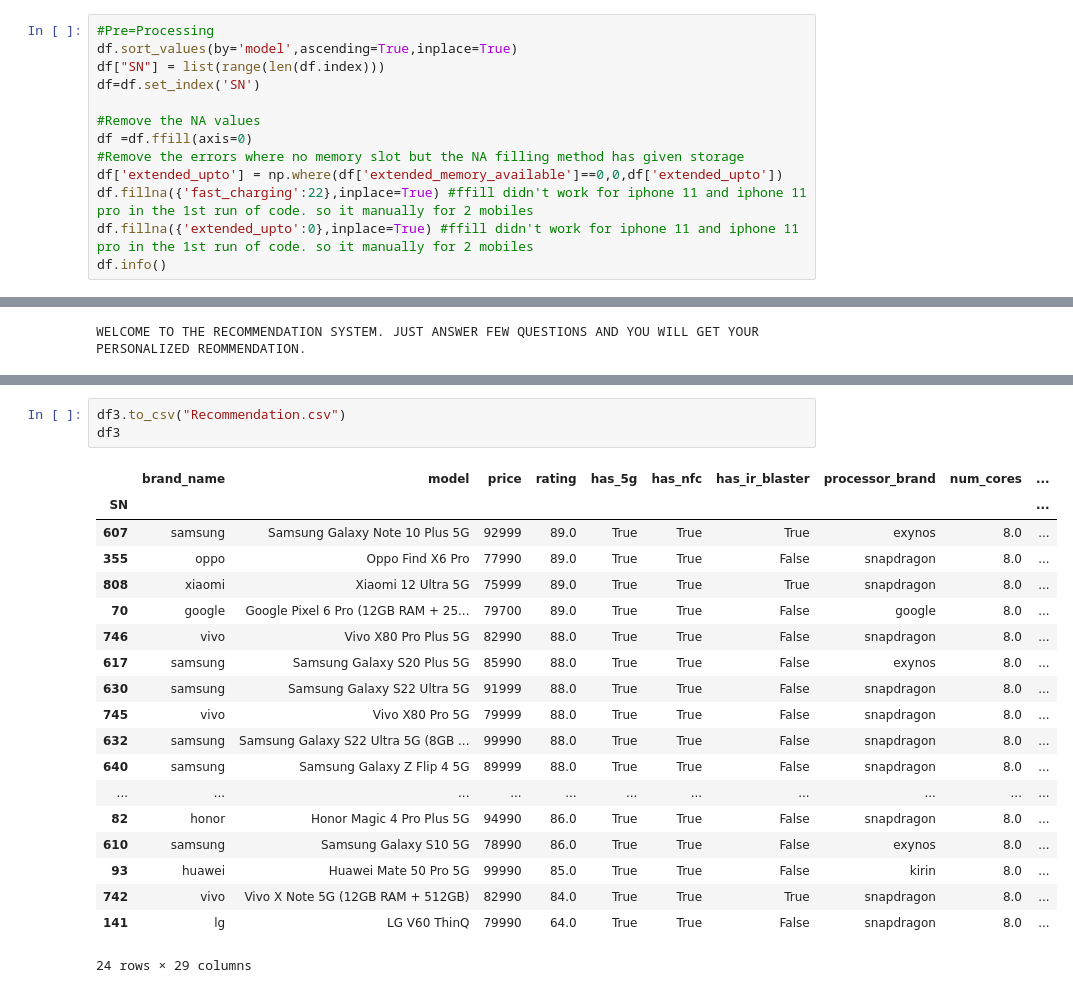
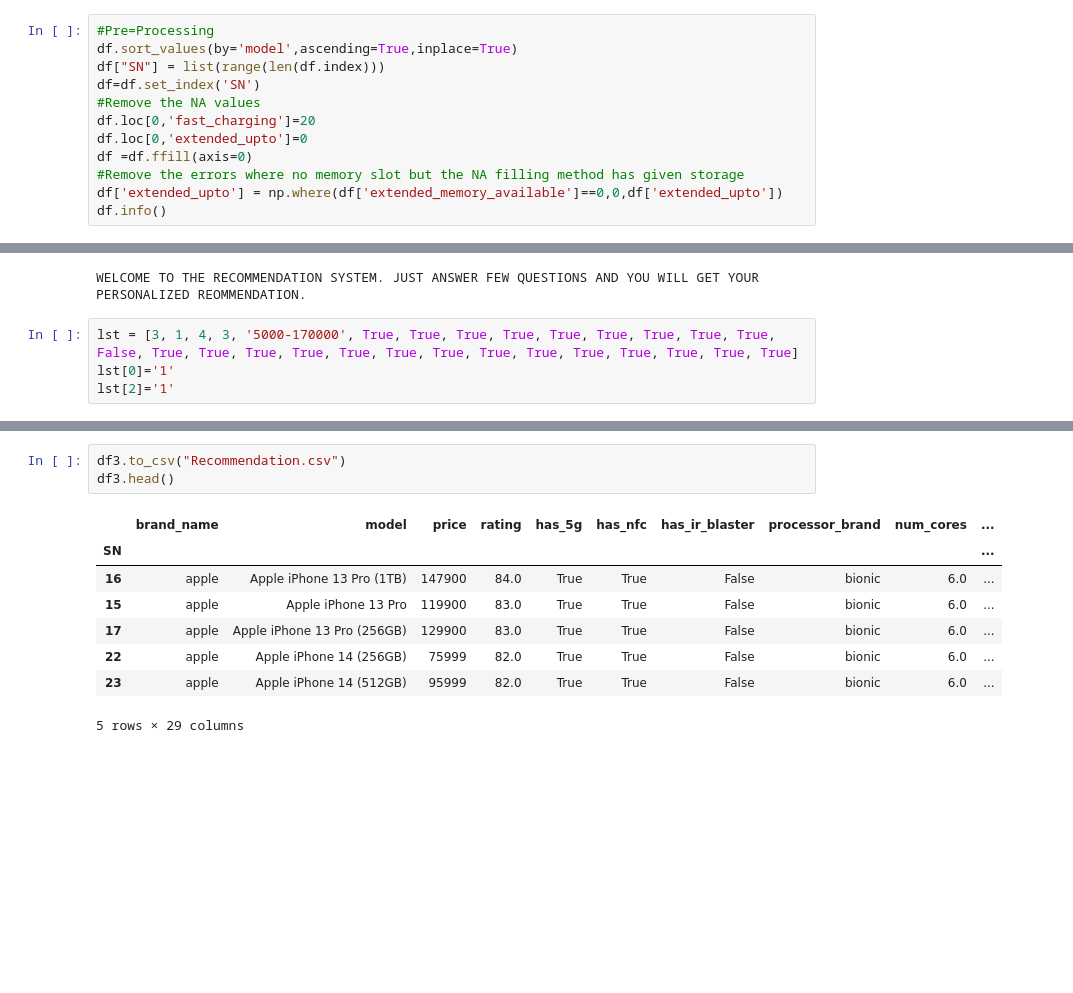
Before and after one commit to GlitchyStar717/AneXPrototype, a Jupyter notebook: recomendation.ipynb, the cells around one changed output, grey strips where cells are left out. Saved outputs shown, nothing was run; the diff lists cells and outputs as text; blank space fills up the shorter version.

```diff
--- a/recomendation.ipynb
+++ b/recomendation.ipynb
@@ -19,13 +19,12 @@ df.head()
 df.sort_values(by='model',ascending=True,inplace=True)
 df["SN"] = list(range(len(df.index)))
 df=df.set_index('SN')
-
 #Remove the NA values
+df.loc[0,'fast_charging']=20
+df.loc[0,'extended_upto']=0
 df =df.ffill(axis=0)
 #Remove the errors where no memory slot but the NA filling method has given storage
 df['extended_upto'] = np.where(df['extended_memory_available']==0,0,df['extended_upto'])
-df.fillna({'fast_charging':22},inplace=True) #ffill didn't work for iphone 11 and iphone 11 pro in the 1st run of code. so it manually for 2 mobiles
-df.fillna({'extended_upto':0},inplace=True) #ffill didn't work for iphone 11 and iphone 11 pro in the 1st run of code. so it manually for 2 mobiles
 df.info()
 # %% [output]
 <class 'pandas.core.frame.DataFrame'>
@@ -435,6 +434,10 @@ mapping_dict = {'y':True,'n':False}
 lst = list(map(lambda x: mapping_dict[x] if x in mapping_dict else x,lst))
 # %% [output]
 WELCOME TO THE RECOMMENDATION SYSTEM. JUST ANSWER FEW QUESTIONS AND YOU WILL GET YOUR PERSONALIZED REOMMENDATION.
+# %%
+lst = [3, 1, 4, 3, '5000-170000', True, True, True, True, True, True, True, True, True, False, True, True, True, True, True, True, True, True, True, True, True, True, True, True]
+lst[0]='1'
+lst[2]='1'
 # %%
 lst
 # %% [output]
@@ -569,24 +573,13 @@ Choose a model with storage having UFS 3 or greater. Our dataset, unfortunately,
 Choose a model bigger storage. Our dataset, unfortunately, doesn't contain the information about the storage and pricing of each model.
 # %%
 df3.to_csv("Recommendation.csv")
-df3
+df3.head()
 # %% [output]
 |  | brand_name | model | price | rating | has_5g | has_nfc | has_ir_blaster | processor_brand | num_cores | ... |
 | SN |  |  |  |  |  |  |  |  |  | ... |
-| 607 | samsung | Samsung Galaxy Note 10 Plus 5G | 92999 | 89.0 | True | True | True | exynos | 8.0 | ... |
-| 355 | oppo | Oppo Find X6 Pro | 77990 | 89.0 | True | True | False | snapdragon | 8.0 | ... |
-| 808 | xiaomi | Xiaomi 12 Ultra 5G | 75999 | 89.0 | True | True | True | snapdragon | 8.0 | ... |
-| 70 | google | Google Pixel 6 Pro (12GB RAM + 25... | 79700 | 89.0 | True | True | False | google | 8.0 | ... |
-| 746 | vivo | Vivo X80 Pro Plus 5G | 82990 | 88.0 | True | True | False | snapdragon | 8.0 | ... |
-| 617 | samsung | Samsung Galaxy S20 Plus 5G | 85990 | 88.0 | True | True | False | exynos | 8.0 | ... |
-| 630 | samsung | Samsung Galaxy S22 Ultra 5G | 91999 | 88.0 | True | True | False | snapdragon | 8.0 | ... |
-| 745 | vivo | Vivo X80 Pro 5G | 79999 | 88.0 | True | True | False | snapdragon | 8.0 | ... |
-| 632 | samsung | Samsung Galaxy S22 Ultra 5G (8GB ... | 99990 | 88.0 | True | True | False | snapdragon | 8.0 | ... |
-| 640 | samsung | Samsung Galaxy Z Flip 4 5G | 89999 | 88.0 | True | True | False | snapdragon | 8.0 | ... |
-| ... | ... | ... | ... | ... | ... | ... | ... | ... | ... | ... |
-| 82 | honor | Honor Magic 4 Pro Plus 5G | 94990 | 86.0 | True | True | False | snapdragon | 8.0 | ... |
-| 610 | samsung | Samsung Galaxy S10 5G | 78990 | 86.0 | True | True | False | exynos | 8.0 | ... |
-| 93 | huawei | Huawei Mate 50 Pro 5G | 99990 | 85.0 | True | True | False | kirin | 8.0 | ... |
-| 742 | vivo | Vivo X Note 5G (12GB RAM + 512GB) | 82990 | 84.0 | True | True | True | snapdragon | 8.0 | ... |
-| 141 | lg | LG V60 ThinQ | 79990 | 64.0 | True | True | False | snapdragon | 8.0 | ... |
+| 16 | apple | Apple iPhone 13 Pro (1TB) | 147900 | 84.0 | True | True | False | bionic | 6.0 | ... |
+| 15 | apple | Apple iPhone 13 Pro | 119900 | 83.0 | True | True | False | bionic | 6.0 | ... |
+| 17 | apple | Apple iPhone 13 Pro (256GB) | 129900 | 83.0 | True | True | False | bionic | 6.0 | ... |
+| 22 | apple | Apple iPhone 14 (256GB) | 75999 | 82.0 | True | True | False | bionic | 6.0 | ... |
+| 23 | apple | Apple iPhone 14 (512GB) | 95999 | 82.0 | True | True | False | bionic | 6.0 | ... |
-24 rows × 29 columns
+5 rows × 29 columns
```
Also changed, not shown: parts of 5 cells of this notebook, 3 other files.
